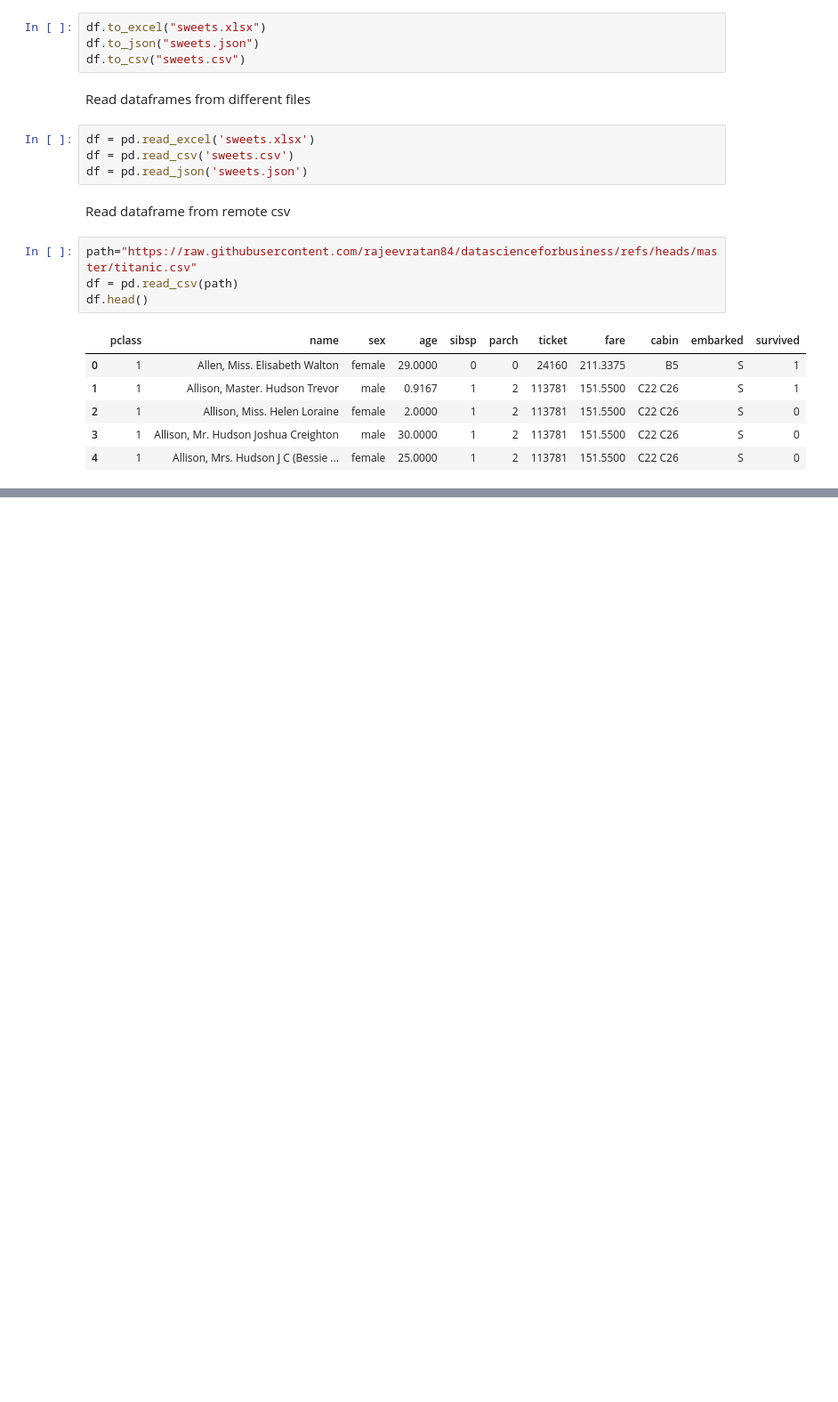
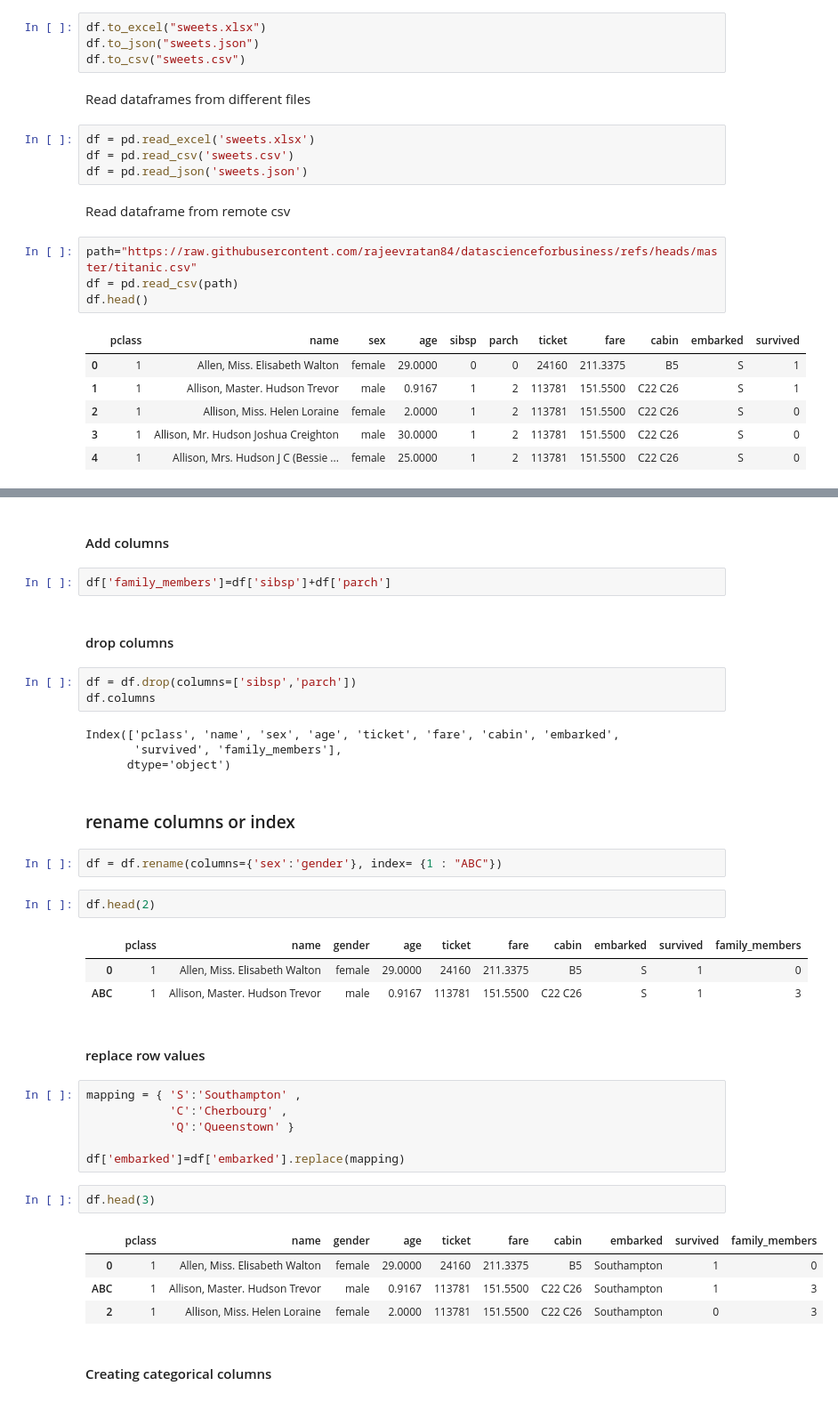
Before and after one commit to NotOnlyGeeks/LearnPandas, a Jupyter notebook: pandas1.ipynb, the cells around one changed output, grey strips where cells are left out. Shown: that part at 89% size. Cells and saved outputs as stored; diff of their text form; blank space fills up the shorter version.

```diff
--- a/pandas1.ipynb
+++ b/pandas1.ipynb
@@ -71,0 +186,40 @@ df.head()
+# %% [markdown]
+#### Add columns
+# %%
+df['family_members']=df['sibsp']+df['parch']
+# %% [markdown]
+#### drop columns
+# %%
+df = df.drop(columns=['sibsp','parch'])
+df.columns
+# %% [output]
+Index(['pclass', 'name', 'sex', 'age', 'ticket', 'fare', 'cabin', 'embarked',
+       'survived', 'family_members'],
+      dtype='object')
+# %% [markdown]
+### rename columns or index
+# %%
+df = df.rename(columns={'sex':'gender'}, index= {1 : "ABC"})
+# %%
+df.head(2)
+# %% [output]
+|  | pclass | name | gender | age | ticket | fare | cabin | embarked | survived | family_members |
+| 0 | 1 | Allen, Miss. Elisabeth Walton | female | 29.0000 | 24160 | 211.3375 | B5 | S | 1 | 0 |
+| ABC | 1 | Allison, Master. Hudson Trevor | male | 0.9167 | 113781 | 151.5500 | C22 C26 | S | 1 | 3 |
+# %% [markdown]
+#### replace row values
+# %%
+mapping = { 'S':'Southampton' ,
+            'C':'Cherbourg' ,
+            'Q':'Queenstown' }
+
+df['embarked']=df['embarked'].replace(mapping)
+# %%
+df.head(3)
+# %% [output]
+|  | pclass | name | gender | age | ticket | fare | cabin | embarked | survived | family_members |
+| 0 | 1 | Allen, Miss. Elisabeth Walton | female | 29.0000 | 24160 | 211.3375 | B5 | Southampton | 1 | 0 |
+| ABC | 1 | Allison, Master. Hudson Trevor | male | 0.9167 | 113781 | 151.5500 | C22 C26 | Southampton | 1 | 3 |
+| 2 | 1 | Allison, Miss. Helen Loraine | female | 2.0000 | 113781 | 151.5500 | C22 C26 | Southampton | 0 | 3 |
+# %% [markdown]
+#### Creating categorical columns
```
Also changed, not shown: parts of 20 cells of this notebook, 4 other files.
